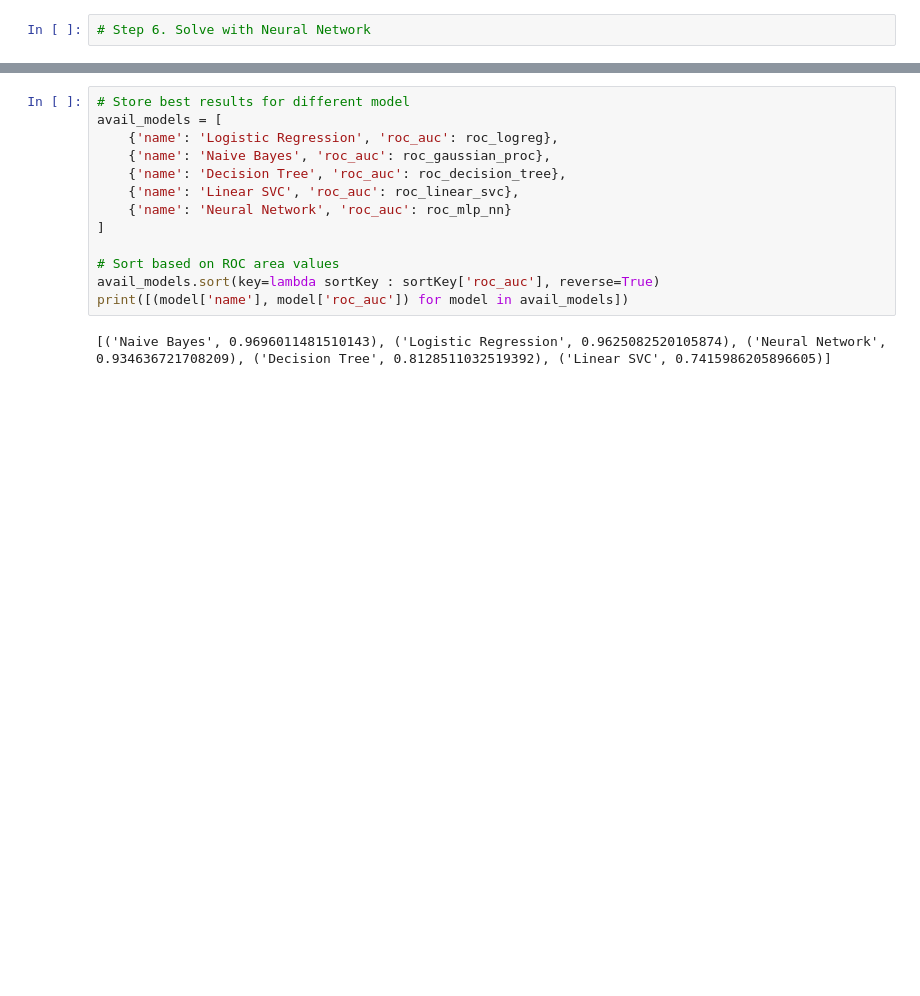
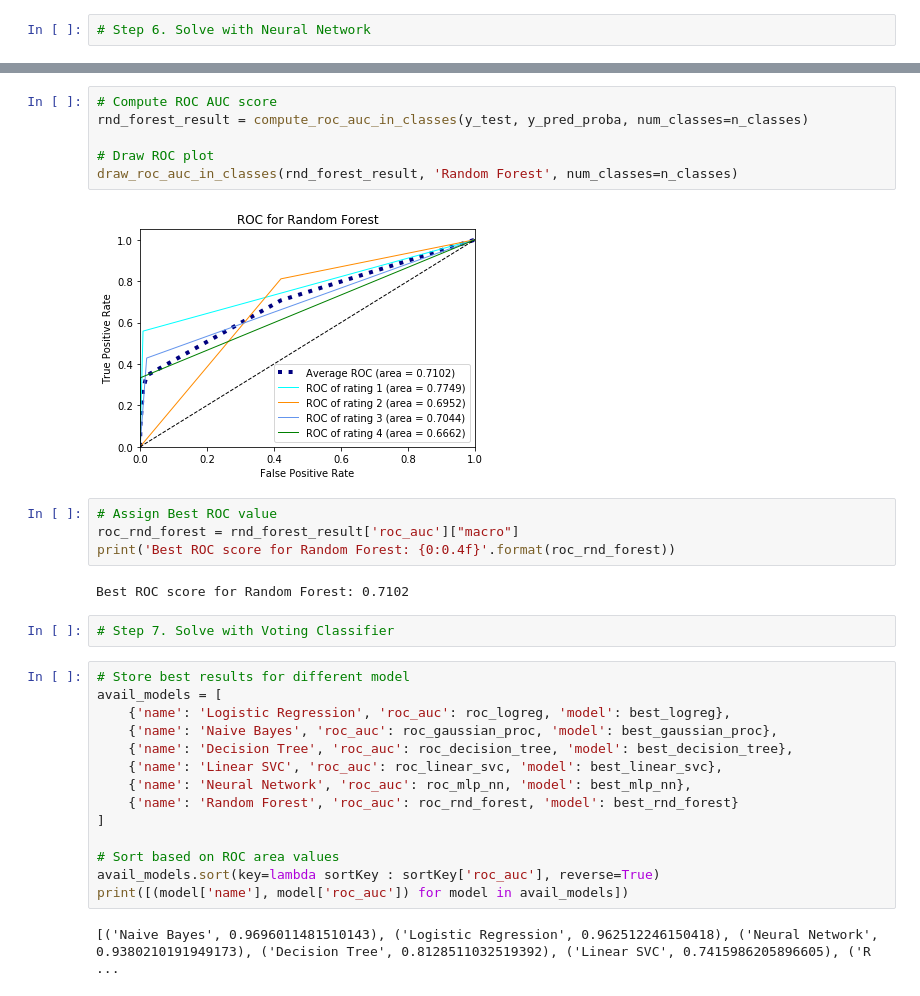
Before and after one commit to caoliang/psupr-CA1-project, a Jupyter notebook: classification-data.ipynb, the cells around one changed output, grey strips where cells are left out. Saved outputs shown, nothing was run; the diff lists cells and outputs as text; blank space fills up the shorter version.

```diff
--- a/classification-data.ipynb
+++ b/classification-data.ipynb
@@ -484,16 +535,33 @@ Best ROC score for Neural Network: 0.9346
+# %%
+# Compute ROC AUC score
+rnd_forest_result = compute_roc_auc_in_classes(y_test, y_pred_proba, num_classes=n_classes)
+
+# Draw ROC plot
+draw_roc_auc_in_classes(rnd_forest_result, 'Random Forest', num_classes=n_classes)
+# %% [output]
+[figure, added]
+# %%
+# Assign Best ROC value
+roc_rnd_forest = rnd_forest_result['roc_auc']["macro"]
+print('Best ROC score for Random Forest: {0:0.4f}'.format(roc_rnd_forest))
+# %% [output]
+Best ROC score for Random Forest: 0.7102
+# %%
+# Step 7. Solve with Voting Classifier
 # %%
 # Store best results for different model
 avail_models = [
-    {'name': 'Logistic Regression', 'roc_auc': roc_logreg},
-    {'name': 'Naive Bayes', 'roc_auc': roc_gaussian_proc},
-    {'name': 'Decision Tree', 'roc_auc': roc_decision_tree},
-    {'name': 'Linear SVC', 'roc_auc': roc_linear_svc},
-    {'name': 'Neural Network', 'roc_auc': roc_mlp_nn}
+    {'name': 'Logistic Regression', 'roc_auc': roc_logreg, 'model': best_logreg},
+    {'name': 'Naive Bayes', 'roc_auc': roc_gaussian_proc, 'model': best_gaussian_proc},
+    {'name': 'Decision Tree', 'roc_auc': roc_decision_tree, 'model': best_decision_tree},
+    {'name': 'Linear SVC', 'roc_auc': roc_linear_svc, 'model': best_linear_svc},
+    {'name': 'Neural Network', 'roc_auc': roc_mlp_nn, 'model': best_mlp_nn},
+    {'name': 'Random Forest', 'roc_auc': roc_rnd_forest, 'model': best_rnd_forest}
 ]
 
 # Sort based on ROC area values
 avail_models.sort(key=lambda sortKey : sortKey['roc_auc'], reverse=True)
 print([(model['name'], model['roc_auc']) for model in avail_models])
 # %% [output]
-[('Naive Bayes', 0.9696011481510143), ('Logistic Regression', 0.9625082520105874), ('Neural Network', 0.934636721708209), ('Decision Tree', 0.8128511032519392), ('Linear SVC', 0.7415986205896605)]
+[('Naive Bayes', 0.9696011481510143), ('Logistic Regression', 0.962512246150418), ('Neural Network', 0.9380210191949173), ('Decision Tree', 0.8128511032519392), ('Linear SVC', 0.7415986205896605), ('R ...
 # %%
```
Also changed, not shown: parts of 19 cells of this notebook.
